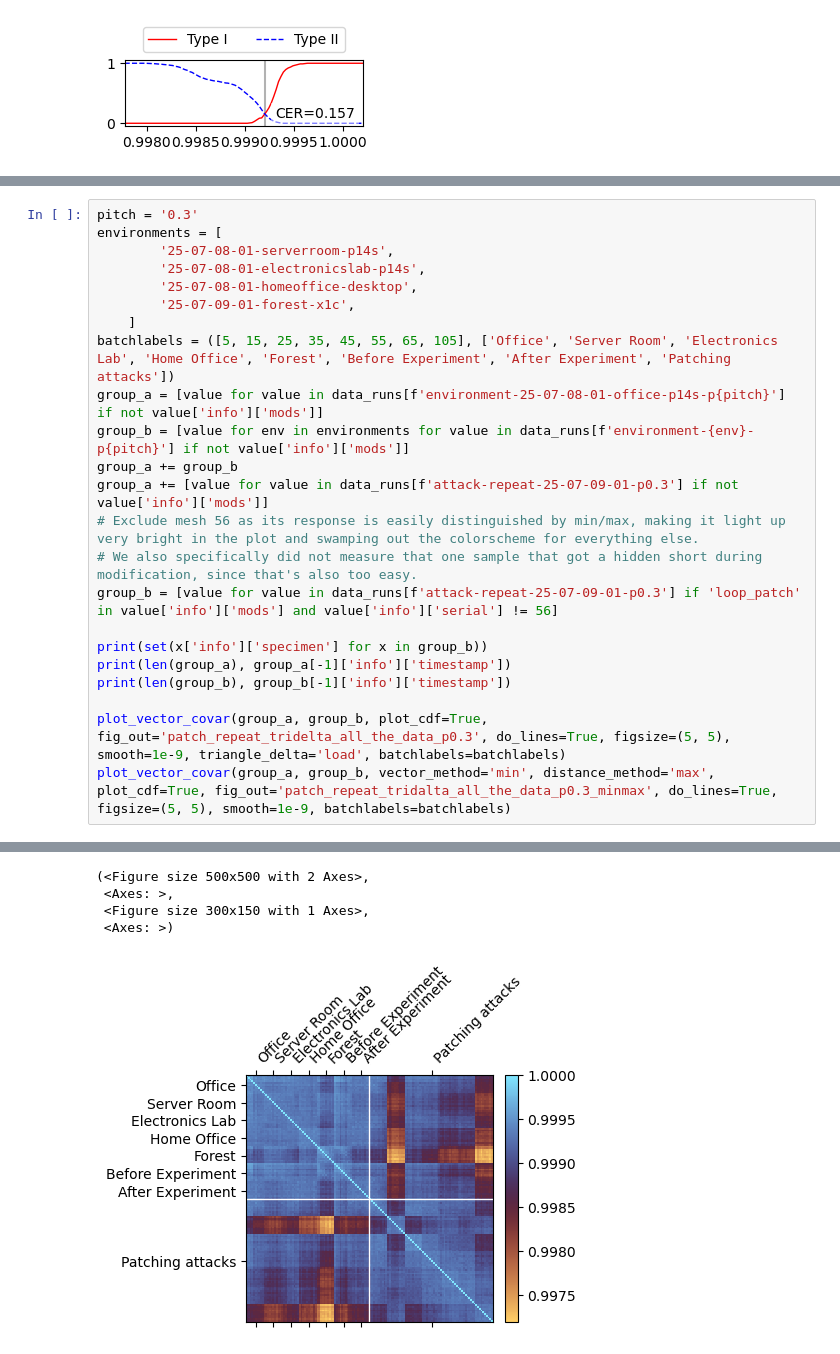
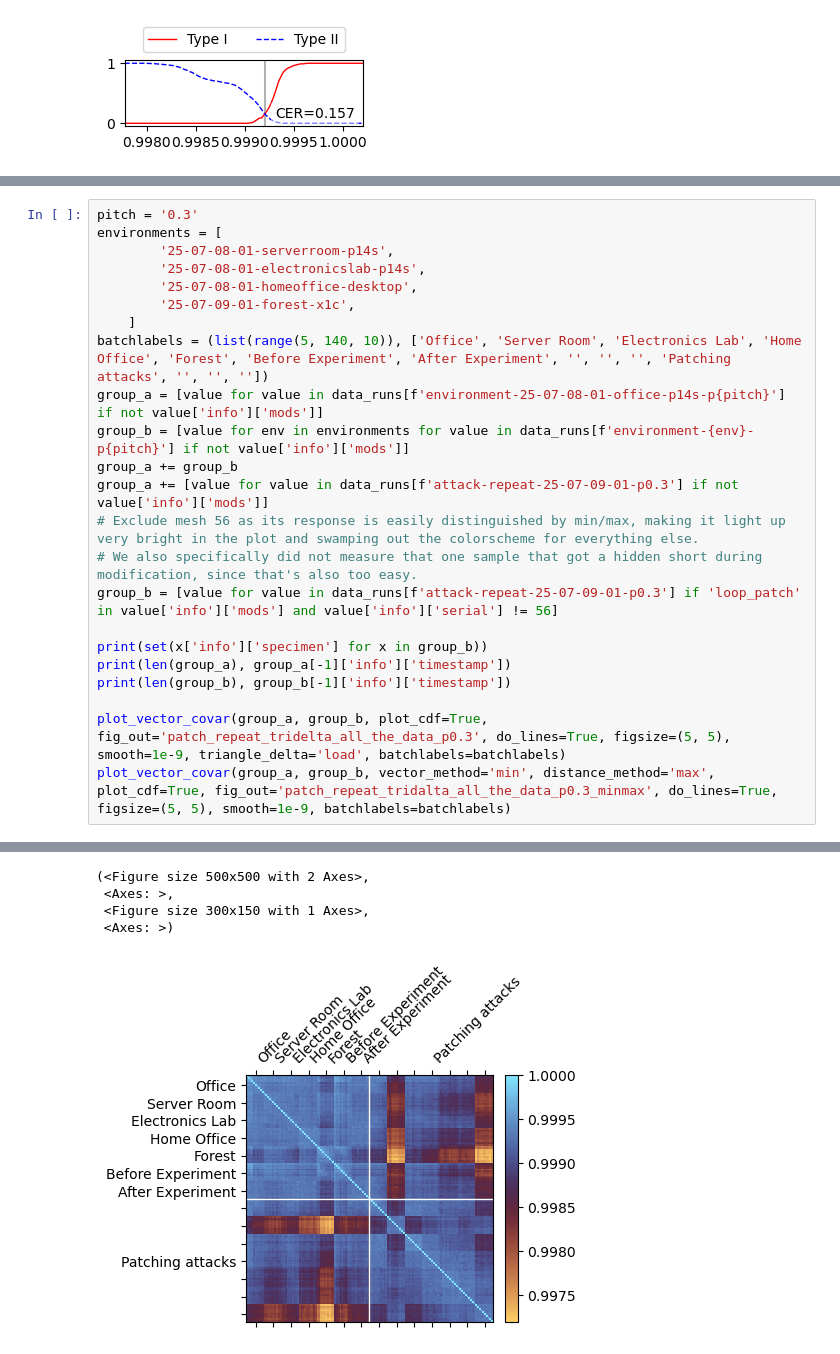
Before and after one commit to jaseg/sampling-mesh-monitor, a Jupyter notebook: jupyter_notebooks/classifier_tests.ipynb, the cells around one changed output, grey strips where cells are left out. Cells and saved outputs as stored; diff of their text form.

Commit message:
Improve larger covariance plots

```diff
--- a/jupyter_notebooks/classifier_tests.ipynb
+++ b/jupyter_notebooks/classifier_tests.ipynb
@@ -1650,7 +1656,7 @@ environments = [
         '25-07-08-01-homeoffice-desktop',
         '25-07-09-01-forest-x1c',
     ]
-batchlabels = ([5, 15, 25, 35, 45, 55, 65, 105], ['Office', 'Server Room', 'Electronics Lab', 'Home Office', 'Forest', 'Before Experiment', 'After Experiment', 'Patching attacks'])
+batchlabels = (list(range(5, 140, 10)), ['Office', 'Server Room', 'Electronics Lab', 'Home Office', 'Forest', 'Before Experiment', 'After Experiment', '', '', '', 'Patching attacks', '', '', ''])
 group_a = [value for value in data_runs[f'environment-25-07-08-01-office-p14s-p{pitch}'] if not value['info']['mods']]
 group_b = [value for env in environments for value in data_runs[f'environment-{env}-p{pitch}'] if not value['info']['mods']]
 group_a += group_b
@@ -1660,32 +1666,32 @@ group_a += [value for value in data_runs[f'attack-repeat-25-07-09-01-p0.3'] if n
 group_b = [value for value in data_runs[f'attack-repeat-25-07-09-01-p0.3'] if 'loop_patch' in value['info']['mods'] and value['info']['serial'] != 56]
 
 print(set(x['info']['specimen'] for x in group_b))
 print(len(group_a), group_a[-1]['info']['timestamp'])
 print(len(group_b), group_b[-1]['info']['timestamp'])
 
 plot_vector_covar(group_a, group_b, plot_cdf=True, fig_out='patch_repeat_tridelta_all_the_data_p0.3', do_lines=True, figsize=(5, 5), smooth=1e-9, triangle_delta='load', batchlabels=batchlabels)
 plot_vector_covar(group_a, group_b, vector_method='min', distance_method='max', plot_cdf=True, fig_out='patch_repeat_tridalta_all_the_data_p0.3_minmax', do_lines=True, figsize=(5, 5), smooth=1e-9, batchlabels=batchlabels)
 # %% [output]
 {'SP-PITCH-V2-0058', 'SP-PITCH-V2-0063', 'SP-PITCH-V2-0062', 'SP-PITCH-V2-0061', 'SP-PITCH-V2-0065', 'SP-PITCH-V2-0057', 'SP-PITCH-V2-0060'}
 70 2025-07-09T17:39:02.553Z
 70 2025-07-09T17:37:40.678Z
 setting threshold for quantile 0.001
 Baseline threshold set at 0.998952
 
 Distribution parameters:
 Within class: 0.999±0.000111 min: 0.999 max: 1
 Cross class: 0.999±0.000444 min: 0.997 max: 0.999
 
 Type 1 error (false alarm rate): 0.001000000000
 Type 2 error (missed alarm rate): 0.354658531438
 ... (7 lines left out)
 
 Type 1 error (false alarm rate): 0.001000000000
 Type 2 error (missed alarm rate): 0.913000208571
 EER: 0.22598211731369175 th: 0.53232711268001
 (<Figure size 500x500 with 2 Axes>,
  <Axes: >,
  <Figure size 300x150 with 1 Axes>,
  <Axes: >)
-[figure, old version]
+[figure, new version]
 [figure]
```
Also changed, not shown: parts of 7 cells of this notebook, 9 other files.
